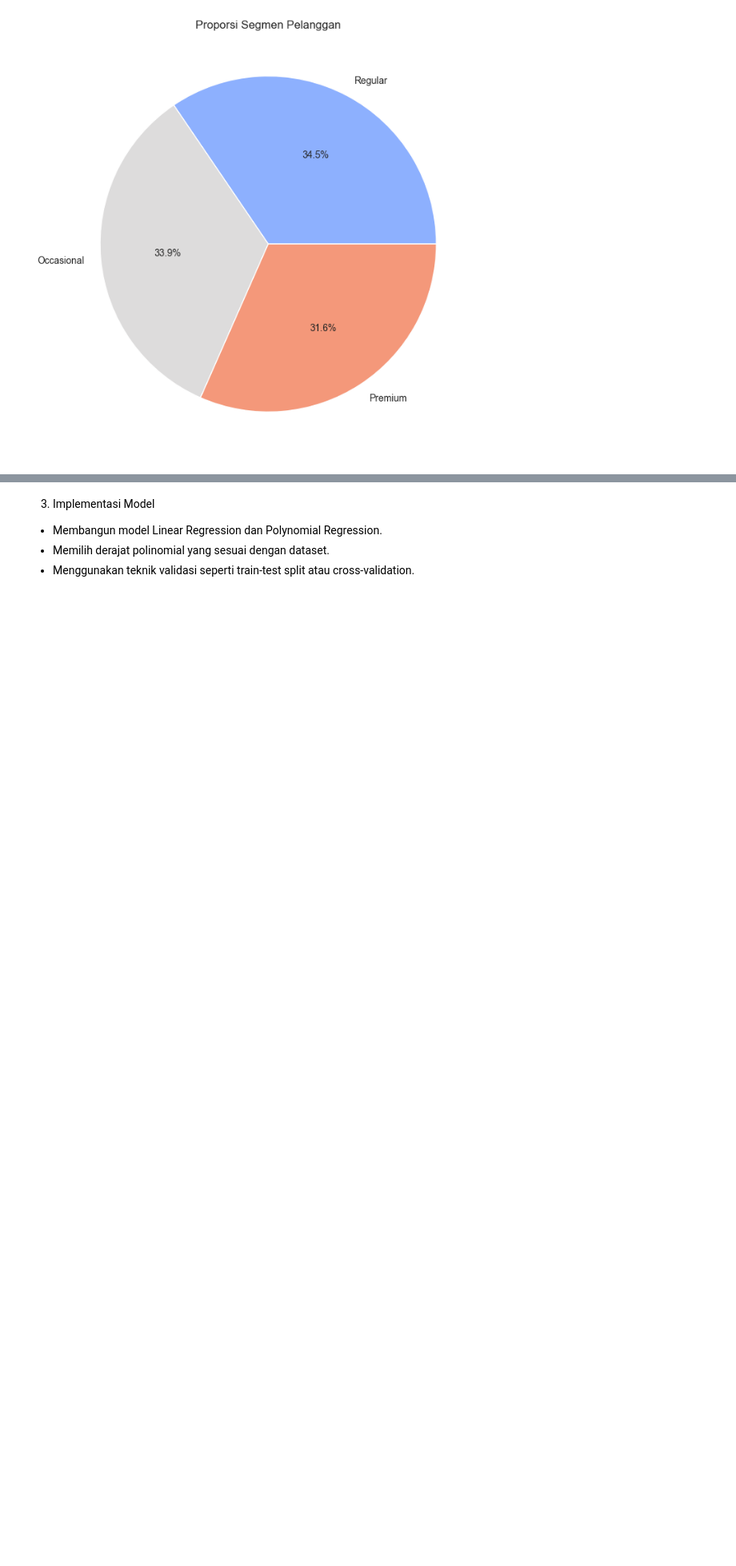
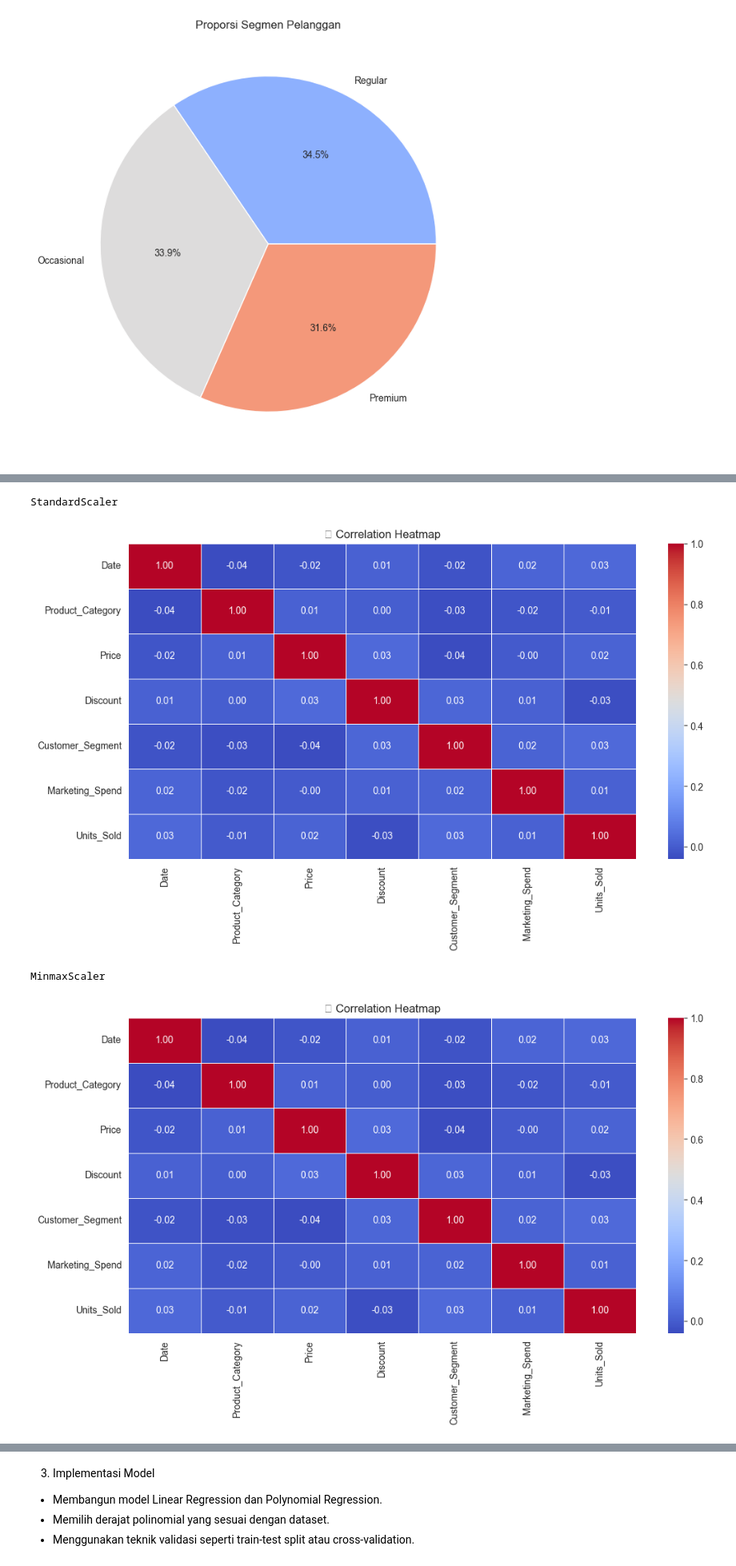
Before and after one commit to Hidayattt24/Kelompok_09_Tugas02_Linear_Regression, a Jupyter notebook: Kelompok09.ipynb, the cells around one changed output, grey strips where cells are left out. Shown at 80% size. Saved outputs shown, nothing was run; the diff lists cells and outputs as text; code cells hidden in the pictures; blank space fills up the shorter version.

```diff
--- a/Kelompok09.ipynb
+++ b/Kelompok09.ipynb
@@ -232,0 +420,14 @@ Passing `palette` without assigning `hue` is deprecated and will be removed in v
+# %%
+from sklearn.preprocessing import LabelEncoder
+
+# Inisialisasi encoder
+encoder = LabelEncoder()
+
+# Encode kolom kategorik secara langsung
+for col in categorical_cols:
+    df_normalized[col] = encoder.fit_transform(df_normalized[col])
+    df_standardized[col] = encoder.fit_transform(df_standardized[col])
+
+# Menampilkan hasil setelah encoding
+print(df_normalized.head())
+print(df_standardized.head())
@@ -232,0 +470,22 @@ Passing `palette` without assigning `hue` is deprecated and will be removed in v
+# %%
+def plot_correlation_heatmap(df, numerical_cols):
+    """
+    Plot a heatmap to visualize the correlation between numerical features.
+    """
+    plt.figure(figsize=(12, 6))
+
+    correlation_matrix = df[numerical_cols].corr()
+
+    sns.heatmap(correlation_matrix, annot=True, cmap="coolwarm", fmt=".2f", linewidths=0.5)
+    plt.title("🔹 Correlation Heatmap")
+    plt.show()
+
+print("StandardScaler")
+plot_correlation_heatmap(df_standardized, df_standardized.columns)
+print("MinmaxScaler")
+plot_correlation_heatmap(df_normalized, df_normalized.columns)
+# %% [output]
+StandardScaler
+[figure, added]
+MinmaxScaler
+[figure, added]
```
Also changed, not shown: parts of 22 cells of this notebook.
